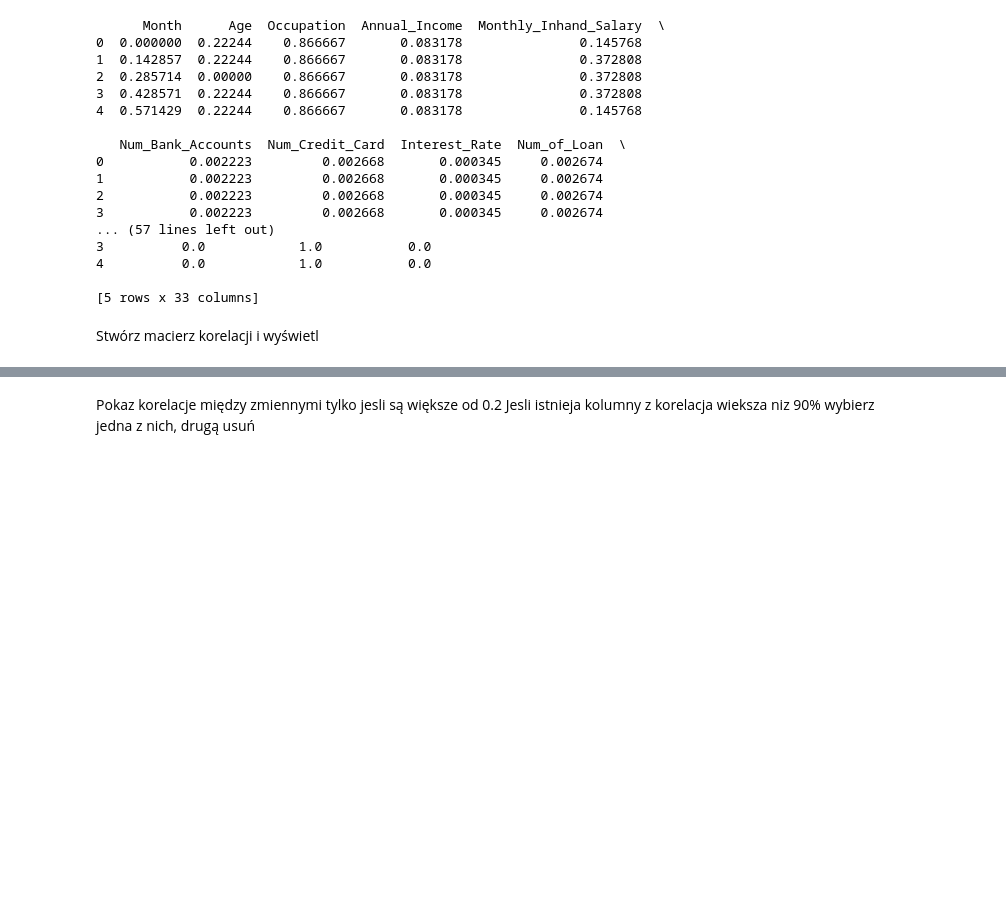
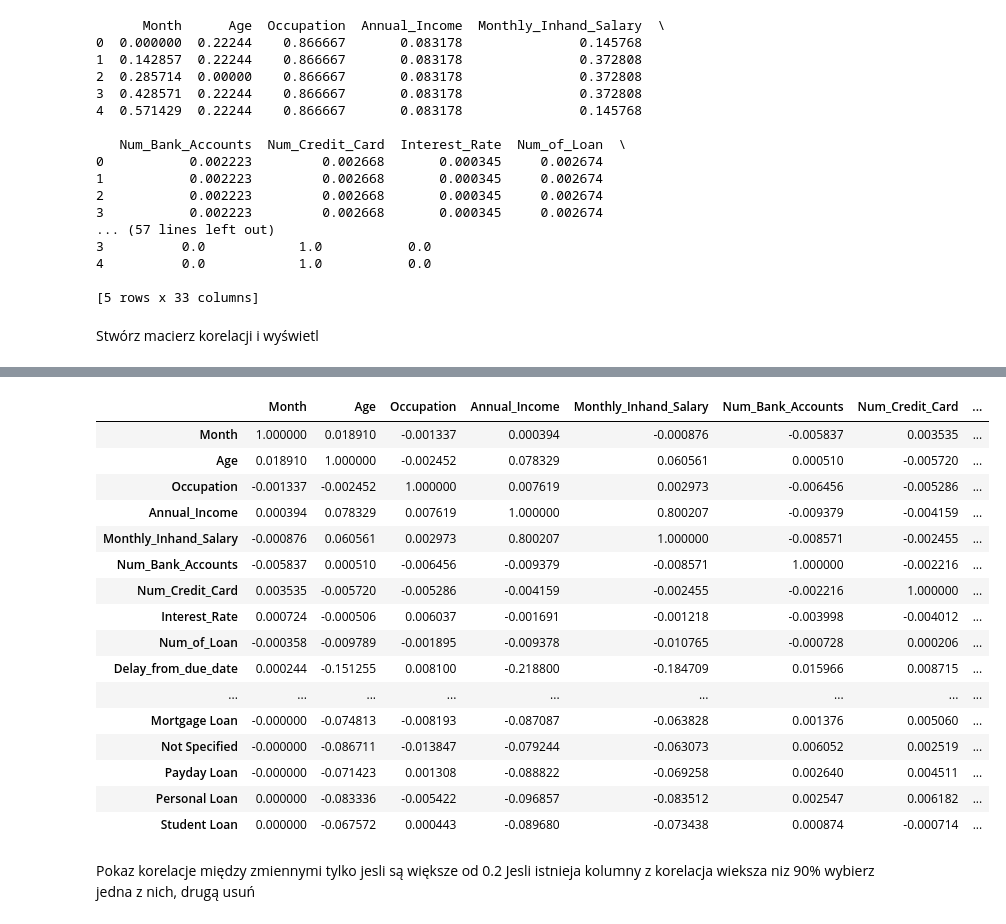
Before and after one commit to Mikolaj-13/lecture1, a Jupyter notebook: PUM3_preprecessing_todo.ipynb, the cells around one changed output, grey strips where cells are left out. Cells and saved outputs as stored; diff of their text form; code cells hidden in the pictures; blank space fills up the shorter version.

```diff
--- a/PUM3_preprecessing_todo.ipynb
+++ b/PUM3_preprecessing_todo.ipynb
@@ -459,3 +456,25 @@ Stwórz macierz korelacji i wyświetl
+# %%
+correlation = df.corr()
+
+correlation.style.background_gradient(cmap='coolwarm')
+# %% [output]
+|  | Month | Age | Occupation | Annual_Income | Monthly_Inhand_Salary | Num_Bank_Accounts | Num_Credit_Card | ... |
+| Month | 1.000000 | 0.018910 | -0.001337 | 0.000394 | -0.000876 | -0.005837 | 0.003535 | ... |
+| Age | 0.018910 | 1.000000 | -0.002452 | 0.078329 | 0.060561 | 0.000510 | -0.005720 | ... |
+| Occupation | -0.001337 | -0.002452 | 1.000000 | 0.007619 | 0.002973 | -0.006456 | -0.005286 | ... |
+| Annual_Income | 0.000394 | 0.078329 | 0.007619 | 1.000000 | 0.800207 | -0.009379 | -0.004159 | ... |
+| Monthly_Inhand_Salary | -0.000876 | 0.060561 | 0.002973 | 0.800207 | 1.000000 | -0.008571 | -0.002455 | ... |
+| Num_Bank_Accounts | -0.005837 | 0.000510 | -0.006456 | -0.009379 | -0.008571 | 1.000000 | -0.002216 | ... |
+| Num_Credit_Card | 0.003535 | -0.005720 | -0.005286 | -0.004159 | -0.002455 | -0.002216 | 1.000000 | ... |
+| Interest_Rate | 0.000724 | -0.000506 | 0.006037 | -0.001691 | -0.001218 | -0.003998 | -0.004012 | ... |
+| Num_of_Loan | -0.000358 | -0.009789 | -0.001895 | -0.009378 | -0.010765 | -0.000728 | 0.000206 | ... |
+| Delay_from_due_date | 0.000244 | -0.151255 | 0.008100 | -0.218800 | -0.184709 | 0.015966 | 0.008715 | ... |
+| ... | ... | ... | ... | ... | ... | ... | ... | ... |
+| Mortgage Loan | -0.000000 | -0.074813 | -0.008193 | -0.087087 | -0.063828 | 0.001376 | 0.005060 | ... |
+| Not Specified | -0.000000 | -0.086711 | -0.013847 | -0.079244 | -0.063073 | 0.006052 | 0.002519 | ... |
+| Payday Loan | -0.000000 | -0.071423 | 0.001308 | -0.088822 | -0.069258 | 0.002640 | 0.004511 | ... |
+| Personal Loan | 0.000000 | -0.083336 | -0.005422 | -0.096857 | -0.083512 | 0.002547 | 0.006182 | ... |
+| Student Loan | 0.000000 | -0.067572 | 0.000443 | -0.089680 | -0.073438 | 0.000874 | -0.000714 | ... |
 # %% [markdown]
 Pokaz korelacje między zmiennymi tylko jesli są większe od 0.2
 Jesli istnieja kolumny z korelacja wieksza niz 90% wybierz jedna z nich, drugą usuń
```
Also changed, not shown: parts of 1 cell of this notebook.
